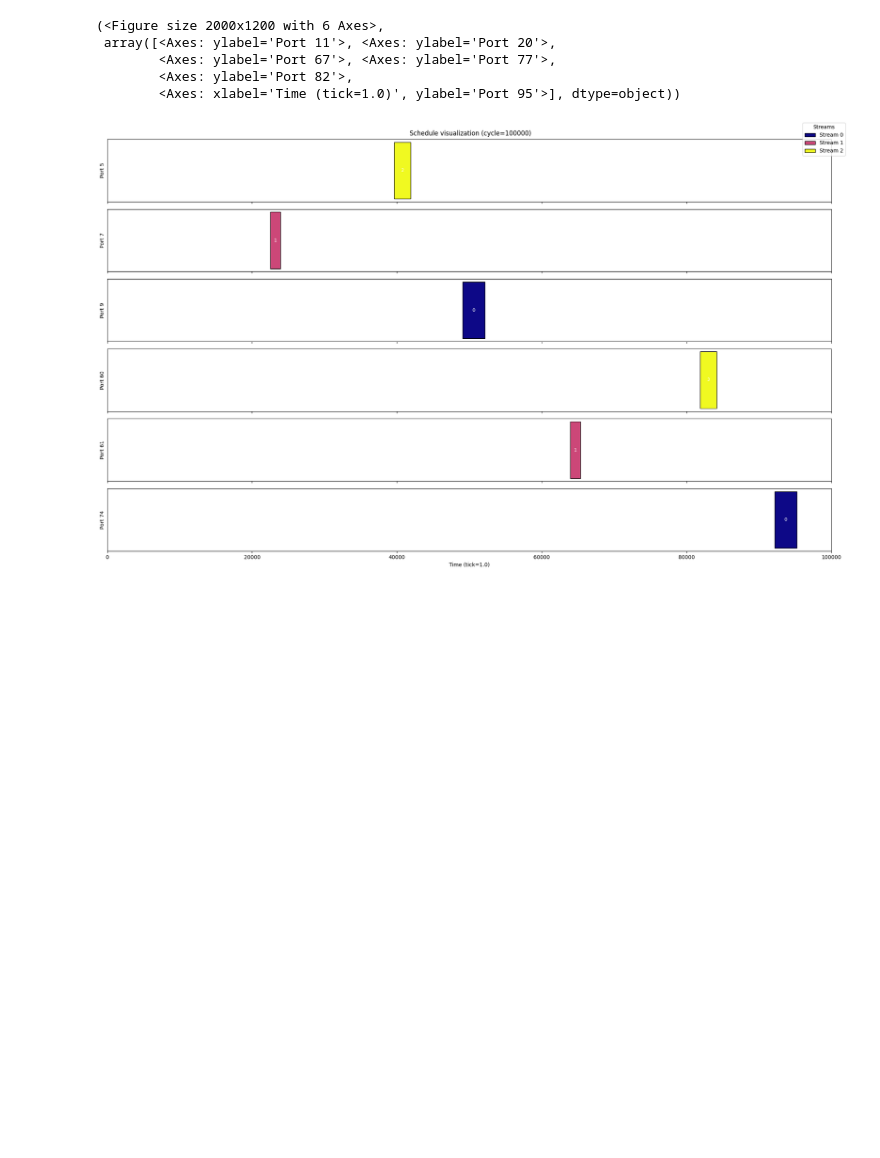
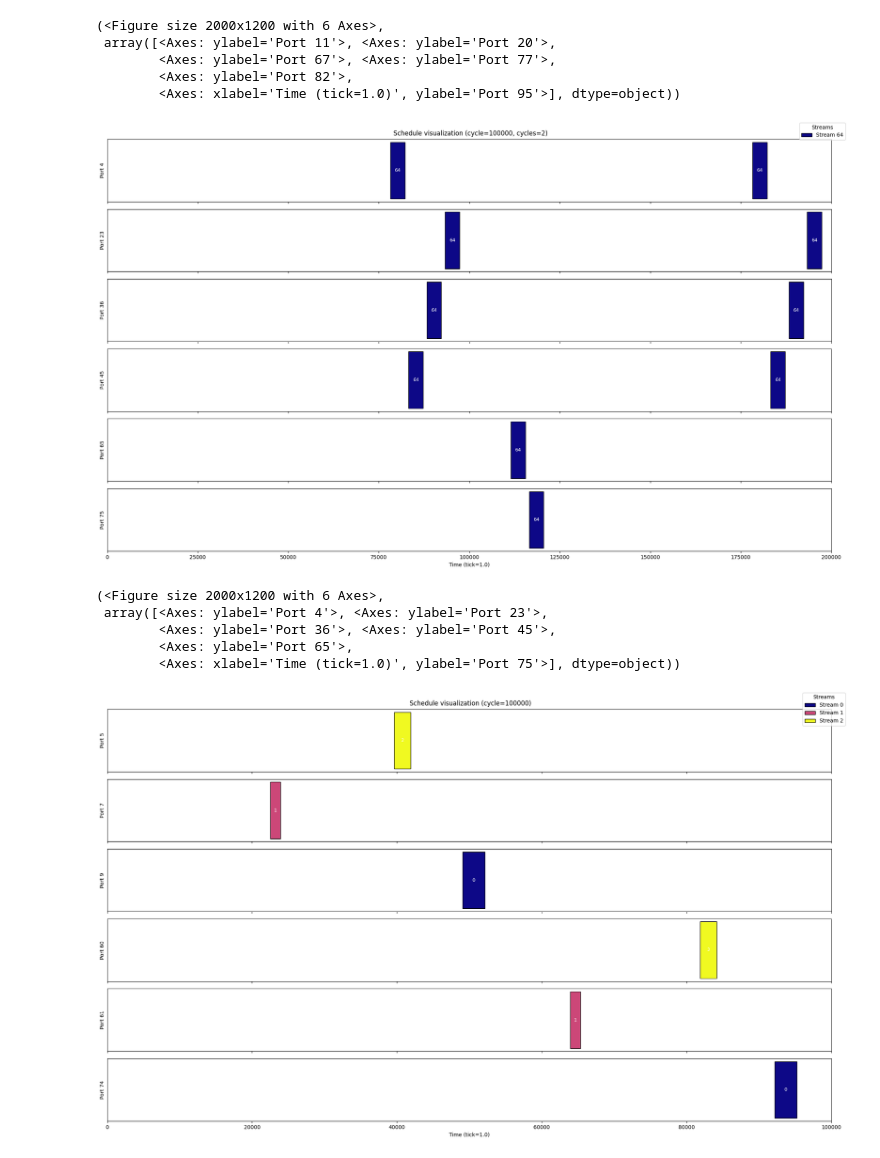
Before and after one commit to TSNTools/TSN_optimizer_platform, a Jupyter notebook: test_conversion.ipynb, the cells around one changed output. Drawn from its saved outputs; the diff is of its cells as text; code cells hidden in the pictures; blank space fills up the shorter version.

```diff
--- a/test_conversion.ipynb
+++ b/test_conversion.ipynb
@@ -343,5 +339,14 @@ instance = problem.instantiate()
 # %%
-instance2 = problem.import_scheduling_usecase("instance2.json")
+instance = problem.import_scheduling_usecase("instance3.json")
+# %%
+instance.schedule.plot(cycles=2,label=True,stream_ids=[64])
+# %% [output]
+[figure, added]
+(<Figure size 2000x1200 with 6 Axes>,
+ array([<Axes: ylabel='Port 4'>, <Axes: ylabel='Port 23'>,
+        <Axes: ylabel='Port 36'>, <Axes: ylabel='Port 45'>,
+        <Axes: ylabel='Port 65'>,
+        <Axes: xlabel='Time (tick=1.0)', ylabel='Port 75'>], dtype=object))
 # %%
 schedule2 = instance2.schedule
 # %%
```
Also changed, not shown: parts of 3 cells of this notebook, 36 other files.
